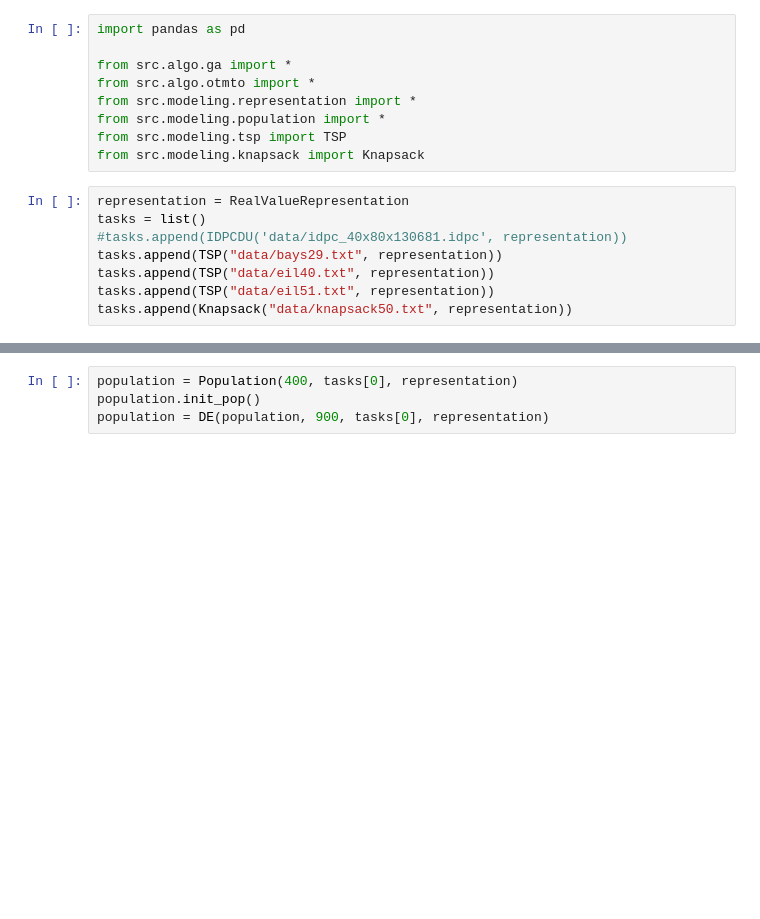
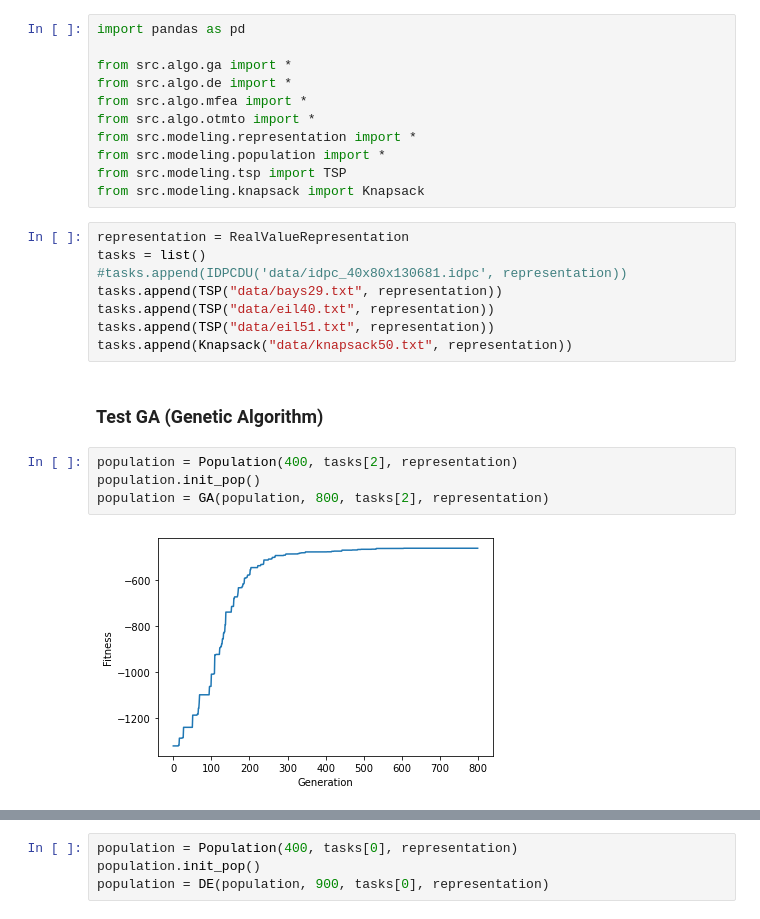
Before and after one commit to nrhevu/evolutionary-computing, a Jupyter notebook: test.ipynb, the cells around one changed output, grey strips where cells are left out. Saved outputs shown, nothing was run; the diff lists cells and outputs as text; blank space fills up the shorter version.

```diff
--- a/test.ipynb
+++ b/test.ipynb
@@ -2,6 +2,8 @@
 import pandas as pd
 
 from src.algo.ga import *
+from src.algo.de import *
+from src.algo.mfea import *
 from src.algo.otmto import *
 from src.modeling.representation import *
 from src.modeling.population import *
@@ -15,3 +17,11 @@ tasks.append(TSP("data/bays29.txt", representation))
 tasks.append(TSP("data/eil40.txt", representation))
 tasks.append(TSP("data/eil51.txt", representation))
 tasks.append(Knapsack("data/knapsack50.txt", representation))
+# %% [markdown]
+### Test GA (Genetic Algorithm)
+# %%
+population = Population(400, tasks[2], representation)
+population.init_pop()
+population = GA(population, 800, tasks[2], representation)
+# %% [output]
+[figure, added]
```
Also changed, not shown: parts of 5 cells of this notebook, 3 other files.
